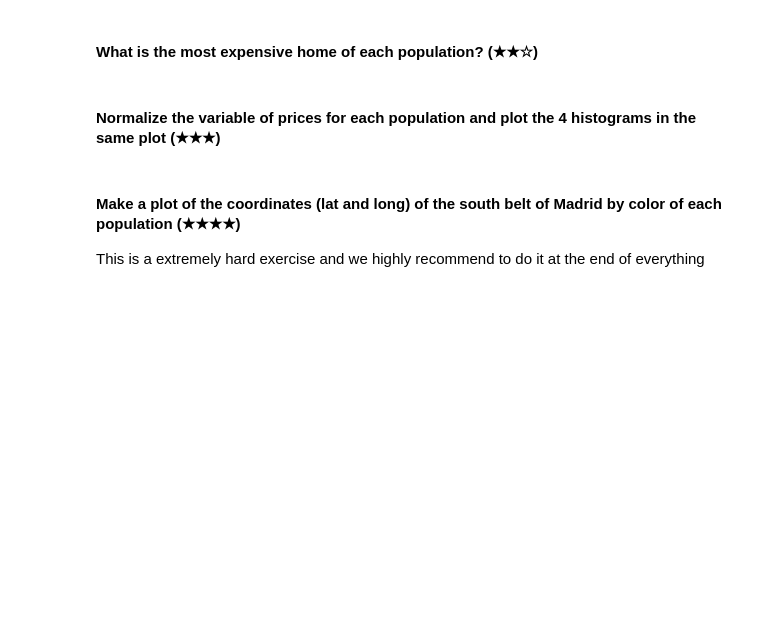
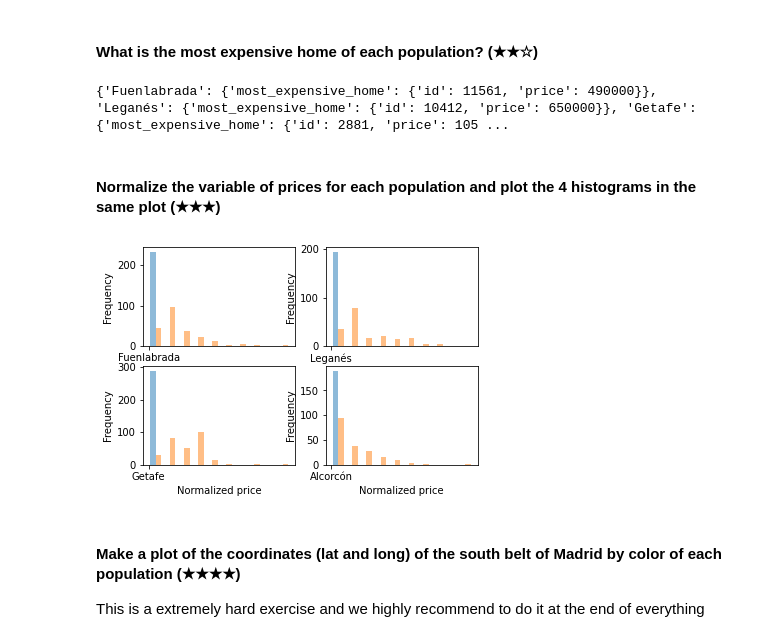
Before and after one commit to MartinCoimbra/Real-Estate-Data-Cleanup, a Jupyter notebook: project.ipynb, the cells around one changed output. Cells and saved outputs as stored; diff of their text form; code cells hidden in the pictures; blank space fills up the shorter version.

```diff
--- a/project.ipynb
+++ b/project.ipynb
@@ -157,7 +198,69 @@ print(filtered_data_frame)
 # %% [markdown]
 #### What is the most expensive home of each population? (★★☆)
+# %%
+import pandas as pd
+
+def get_population_most_expensive_home_data(population_data_frame: pd.DataFrame):
+    result = {
+        "most_expensive_home": {
+            "id": population_data_frame['price'].idxmax(),
+            "price": population_data_frame['price'].max()
+        }
+    }
+    return result
+
+data_frame = pd.read_csv('./assets/real_estate.csv', sep=';')
+populations_to_filter = ('Fuenlabrada', 'Leganés', 'Getafe', 'Alcorcón')
+filtered_data_frame = data_frame[data_frame['level5'].isin(populations_to_filter)]
+filtered_data_frame = filtered_data_frame[['level5', 'price']]
+population_specific_data_frames = [
+    filtered_data_frame[filtered_data_frame['level5'] == population]
+    for population in populations_to_filter
+]
+most_expensive_homes_dict = {
+    population_data_frame['level5'].iloc[0]: get_population_most_expensive_home_data(
+        population_data_frame=population_data_frame)
+    for population_data_frame in population_specific_data_frames
+}
+print(most_expensive_homes_dict)
+# %% [output]
+{'Fuenlabrada': {'most_expensive_home': {'id': 11561, 'price': 490000}}, 'Leganés': {'most_expensive_home': {'id': 10412, 'price': 650000}}, 'Getafe': {'most_expensive_home': {'id': 2881, 'price': 105 ...
 # %% [markdown]
 #### Normalize the variable of prices for each population and plot the 4 histograms in the same plot (★★★)
+# %%
+import pandas as pd
+import matplotlib.pyplot as plt
+
+def normalize_price(data_frame: pd.DataFrame) -> pd.DataFrame:
+    column = 'price'
+    new_data_frame = data_frame.copy()
+    new_data_frame[column] = (data_frame[column] - data_frame[column].min()) / \
+        (data_frame[column].max() - data_frame[column].min())
+    return new_data_frame
+
+data_frame = pd.read_csv('./assets/real_estate.csv', sep=';')
+populations_to_filter = ('Fuenlabrada', 'Leganés', 'Getafe', 'Alcorcón')
+filtered_data_frame = data_frame[data_frame['level5'].isin(populations_to_filter)]
+filtered_data_frame = filtered_data_frame[['level5', 'price']]
+population_specific_data_frames = [
+    filtered_data_frame[filtered_data_frame['level5'] == population]
+    for population in populations_to_filter
+]
+population_specific_data_frames = [
+    normalize_price(data_frame)
+    for data_frame in population_specific_data_frames
+]
+
+for index, population_data_frame in enumerate(population_specific_data_frames):
+    plt.subplot(2, 2, index + 1)
+    plt.xlabel('Normalized price')
+    plt.ylabel('Frequency')
+    plt.hist(population_data_frame, alpha=0.5,
+        label=population_data_frame['level5'].iloc[0])
+
+plt.show()
+# %% [output]
+[figure, added]
 # %% [markdown]
 #### Make a plot of the coordinates (lat and long) of the south belt of Madrid by color of each population (★★★★)
 This is a extremely hard exercise and we highly recommend to do it at the end of everything
```
Also changed, not shown: parts of 14 cells of this notebook.
